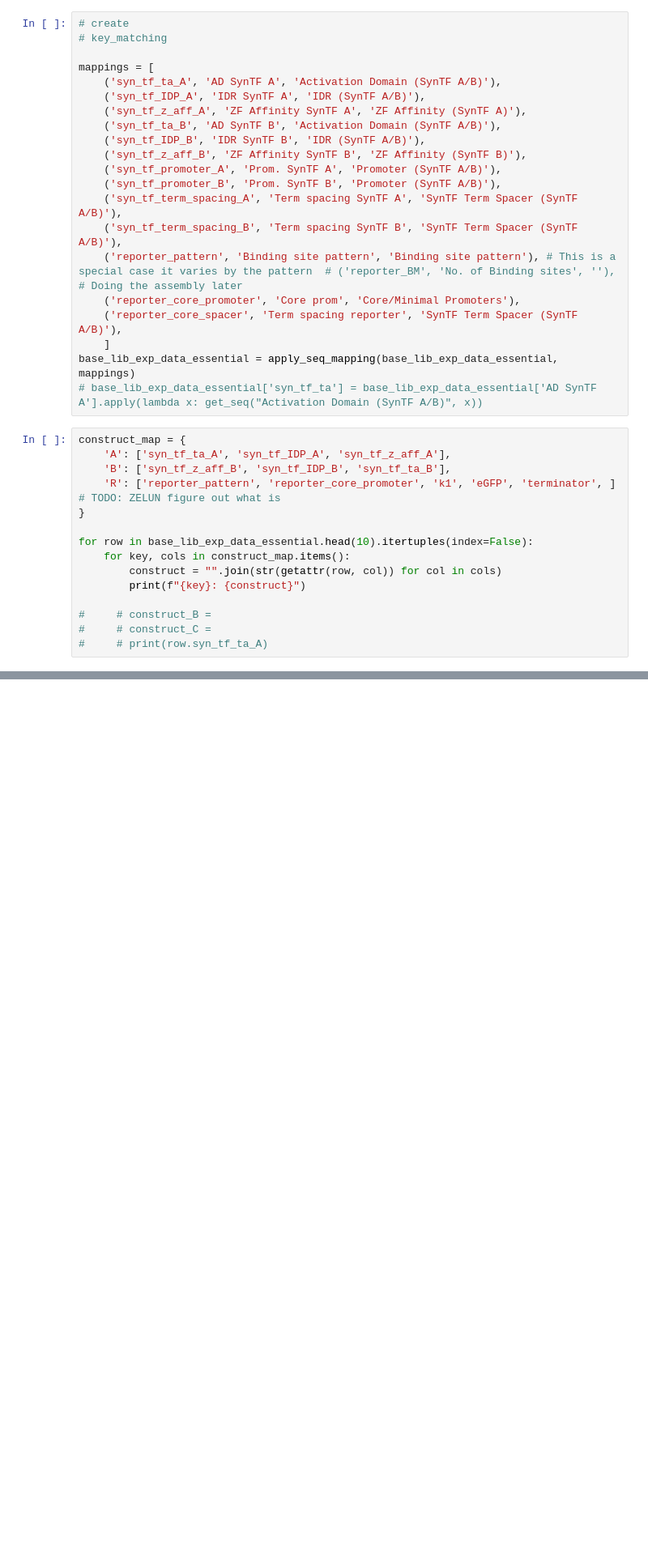
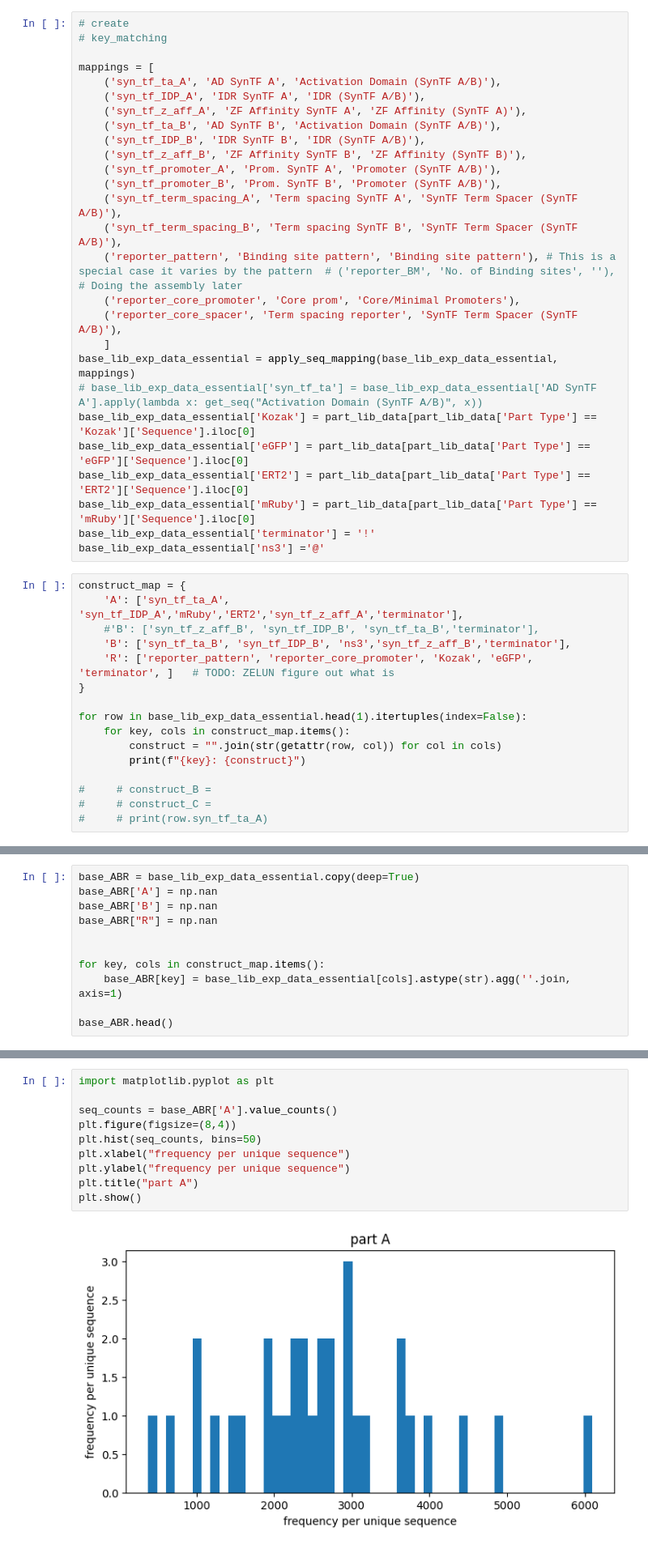
Before and after one commit to cellethology/gene_circuit_design, a Jupyter notebook: data_new/1M/data_analysis.ipynb, the cells around one changed output, grey strips where cells are left out. Shown at 81% size. Cells and saved outputs as stored; diff of their text form; blank space fills up the shorter version.

```diff
--- a/data_new/1M/data_analysis.ipynb
+++ b/data_new/1M/data_analysis.ipynb
@@ -131,14 +285,21 @@ mappings = [
     ]
 base_lib_exp_data_essential = apply_seq_mapping(base_lib_exp_data_essential, mappings)
 # base_lib_exp_data_essential['syn_tf_ta'] = base_lib_exp_data_essential['AD SynTF A'].apply(lambda x: get_seq("Activation Domain (SynTF A/B)", x))
+base_lib_exp_data_essential['Kozak'] = part_lib_data[part_lib_data['Part Type'] == 'Kozak']['Sequence'].iloc[0]
+base_lib_exp_data_essential['eGFP'] = part_lib_data[part_lib_data['Part Type'] == 'eGFP']['Sequence'].iloc[0]
+base_lib_exp_data_essential['ERT2'] = part_lib_data[part_lib_data['Part Type'] == 'ERT2']['Sequence'].iloc[0]
+base_lib_exp_data_essential['mRuby'] = part_lib_data[part_lib_data['Part Type'] == 'mRuby']['Sequence'].iloc[0]
+base_lib_exp_data_essential['terminator'] = '!'
+base_lib_exp_data_essential['ns3'] ='@'
 # %%
 construct_map = {
-    'A': ['syn_tf_ta_A', 'syn_tf_IDP_A', 'syn_tf_z_aff_A'],
-    'B': ['syn_tf_z_aff_B', 'syn_tf_IDP_B', 'syn_tf_ta_B'],
-    'R': ['reporter_pattern', 'reporter_core_promoter', 'k1', 'eGFP', 'terminator', ]   # TODO: ZELUN figure out what is
+    'A': ['syn_tf_ta_A', 'syn_tf_IDP_A','mRuby','ERT2','syn_tf_z_aff_A','terminator'],
+    #'B': ['syn_tf_z_aff_B', 'syn_tf_IDP_B', 'syn_tf_ta_B','terminator'],
+    'B': ['syn_tf_ta_B', 'syn_tf_IDP_B', 'ns3','syn_tf_z_aff_B','terminator'],
+    'R': ['reporter_pattern', 'reporter_core_promoter', 'Kozak', 'eGFP', 'terminator', ]   # TODO: ZELUN figure out what is
 }
 
-for row in base_lib_exp_data_essential.head(10).itertuples(index=False):
+for row in base_lib_exp_data_essential.head(1).itertuples(index=False):
     for key, cols in construct_map.items():
         construct = "".join(str(getattr(row, col)) for col in cols)
         print(f"{key}: {construct}")
@@ -169,0 +318,11 @@ B: gatgagtttcccacgatggtgtttccttctgggcagatcagccaggcctcggccttggccccggcccctccccaagt
+# %%
+base_ABR = base_lib_exp_data_essential.copy(deep=True)
+base_ABR['A'] = np.nan
+base_ABR['B'] = np.nan
+base_ABR["R"] = np.nan
+
+
+for key, cols in construct_map.items():
+    base_ABR[key] = base_lib_exp_data_essential[cols].astype(str).agg(''.join, axis=1)
+
+base_ABR.head()
@@ -169,0 +368,12 @@ B: gatgagtttcccacgatggtgtttccttctgggcagatcagccaggcctcggccttggccccggcccctccccaagt
+# %%
+import matplotlib.pyplot as plt
+
+seq_counts = base_ABR['A'].value_counts()
+plt.figure(figsize=(8,4))
+plt.hist(seq_counts, bins=50)
+plt.xlabel("frequency per unique sequence")
+plt.ylabel("frequency per unique sequence")
+plt.title("part A")
+plt.show()
+# %% [output]
+[figure, added]
```
Also changed, not shown: parts of 24 cells of this notebook, 12 other files.
